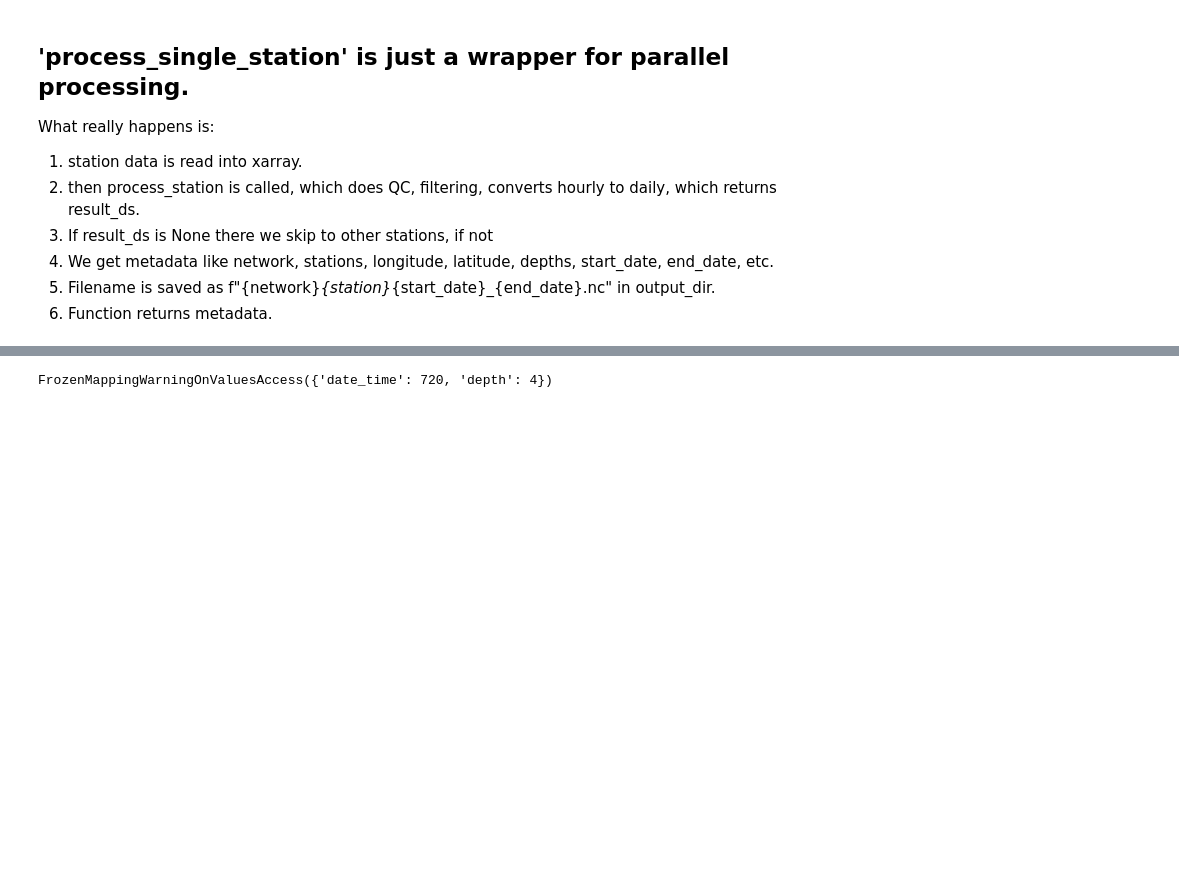
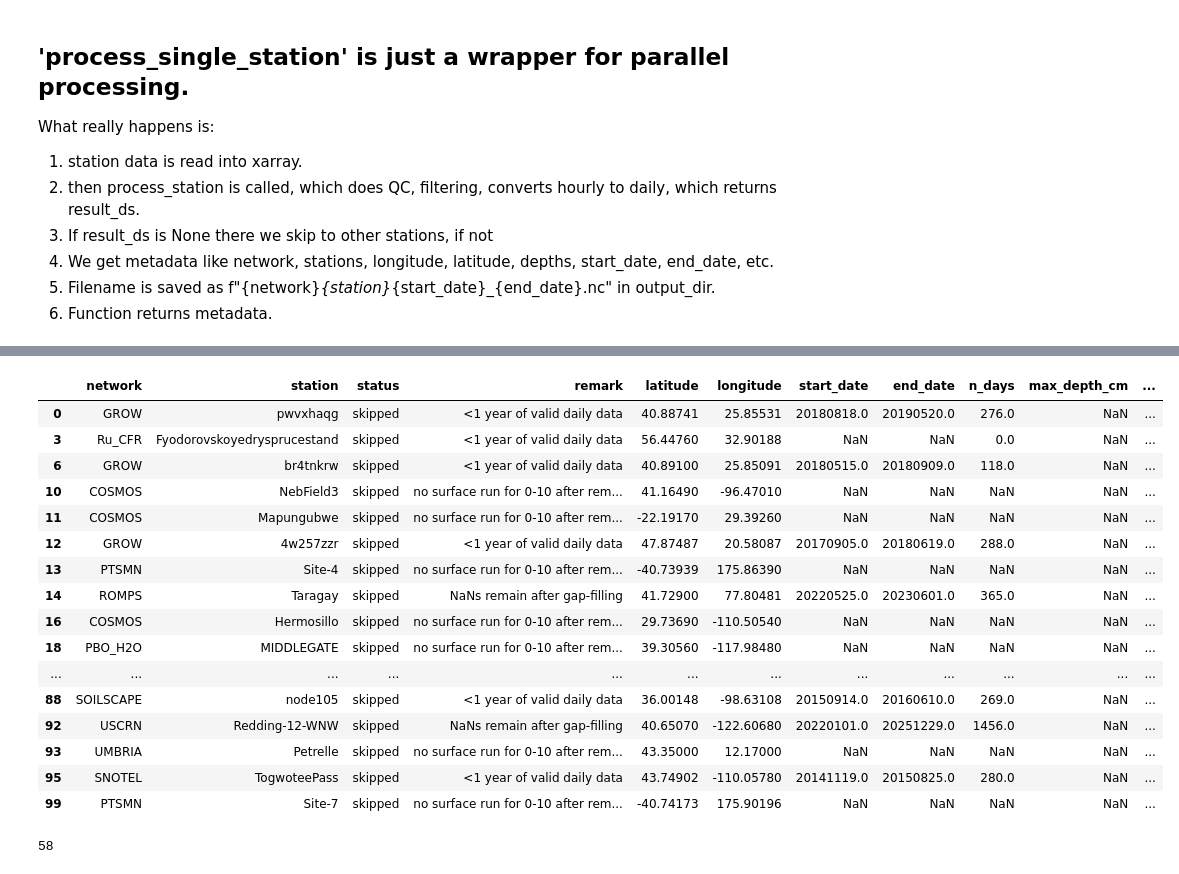
Before and after one commit to prajzwal08/soilMoisture, a Jupyter notebook: preprocessing_ISMN_soilMoisture.ipynb, the cells around one changed output, grey strips where cells are left out. Saved outputs shown, nothing was run; the diff lists cells and outputs as text; code cells hidden in the pictures; blank space fills up the shorter version.

```diff
--- a/preprocessing_ISMN_soilMoisture.ipynb
+++ b/preprocessing_ISMN_soilMoisture.ipynb
@@ -560,4 +809,28 @@ ds_trial = xr.open_dataset('/home/khanalp/code/PhD/soilMoisture/processed_soil_m
 # %%
-ds_trial.dims
+ds_trial
-# %% [output]
-FrozenMappingWarningOnValuesAccess({'date_time': 720, 'depth': 4})
+# %%
+df = pd.read_csv('/home/khanalp/code/PhD/soilMoisture/processed_soil_moisture/station_metadata.csv')
+# %%
+df[(df["status"] == "skipped") | (df["status"] == "error")]
+# %% [output]
+|  | network | station | status | remark | latitude | longitude | start_date | end_date | n_days | max_depth_cm | ... |
+| 0 | GROW | pwvxhaqg | skipped | <1 year of valid daily data | 40.88741 | 25.85531 | 20180818.0 | 20190520.0 | 276.0 | NaN | ... |
+| 3 | Ru_CFR | Fyodorovskoyedrysprucestand | skipped | <1 year of valid daily data | 56.44760 | 32.90188 | NaN | NaN | 0.0 | NaN | ... |
+| 6 | GROW | br4tnkrw | skipped | <1 year of valid daily data | 40.89100 | 25.85091 | 20180515.0 | 20180909.0 | 118.0 | NaN | ... |
+| 10 | COSMOS | NebField3 | skipped | no surface run for 0-10 after rem... | 41.16490 | -96.47010 | NaN | NaN | NaN | NaN | ... |
+| 11 | COSMOS | Mapungubwe | skipped | no surface run for 0-10 after rem... | -22.19170 | 29.39260 | NaN | NaN | NaN | NaN | ... |
+| 12 | GROW | 4w257zzr | skipped | <1 year of valid daily data | 47.87487 | 20.58087 | 20170905.0 | 20180619.0 | 288.0 | NaN | ... |
+| 13 | PTSMN | Site-4 | skipped | no surface run for 0-10 after rem... | -40.73939 | 175.86390 | NaN | NaN | NaN | NaN | ... |
+| 14 | ROMPS | Taragay | skipped | NaNs remain after gap-filling | 41.72900 | 77.80481 | 20220525.0 | 20230601.0 | 365.0 | NaN | ... |
+| 16 | COSMOS | Hermosillo | skipped | no surface run for 0-10 after rem... | 29.73690 | -110.50540 | NaN | NaN | NaN | NaN | ... |
+| 18 | PBO_H2O | MIDDLEGATE | skipped | no surface run for 0-10 after rem... | 39.30560 | -117.98480 | NaN | NaN | NaN | NaN | ... |
+| ... | ... | ... | ... | ... | ... | ... | ... | ... | ... | ... | ... |
+| 88 | SOILSCAPE | node105 | skipped | <1 year of valid daily data | 36.00148 | -98.63108 | 20150914.0 | 20160610.0 | 269.0 | NaN | ... |
+| 92 | USCRN | Redding-12-WNW | skipped | NaNs remain after gap-filling | 40.65070 | -122.60680 | 20220101.0 | 20251229.0 | 1456.0 | NaN | ... |
+| 93 | UMBRIA | Petrelle | skipped | no surface run for 0-10 after rem... | 43.35000 | 12.17000 | NaN | NaN | NaN | NaN | ... |
+| 95 | SNOTEL | TogwoteePass | skipped | <1 year of valid daily data | 43.74902 | -110.05780 | 20141119.0 | 20150825.0 | 280.0 | NaN | ... |
+| 99 | PTSMN | Site-7 | skipped | no surface run for 0-10 after rem... | -40.74173 | 175.90196 | NaN | NaN | NaN | NaN | ... |
+# %%
+len(df[(df["status"] == "saved")])
+# %% [output]
+58
```
Also changed, not shown: parts of 33 cells of this notebook.
